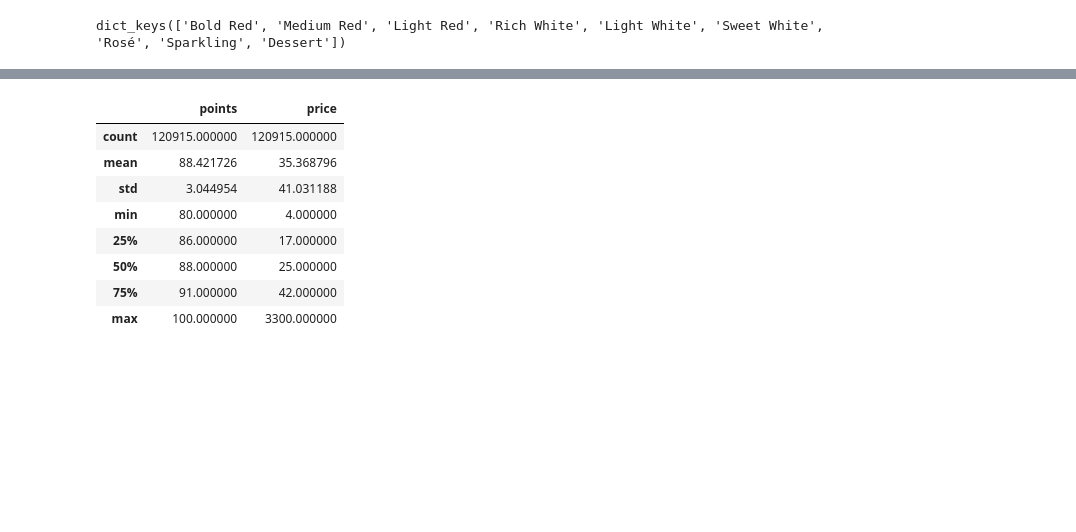
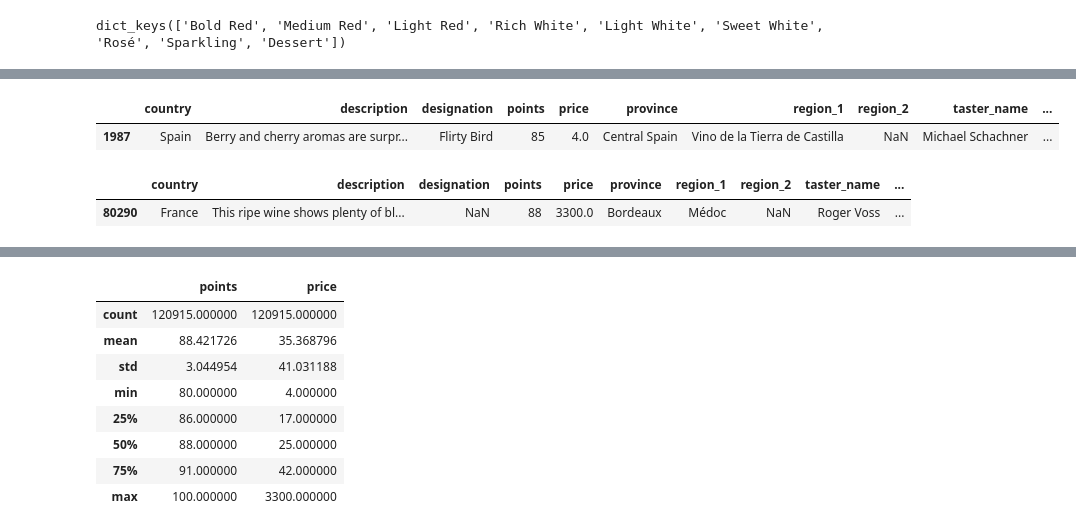
Before and after one commit to renatonico/Pygeons, a Jupyter notebook: notebooks/matt.ipynb, the cells around one changed output, grey strips where cells are left out. Drawn from its saved outputs; the diff is of its cells as text; code cells hidden in the pictures; blank space fills up the shorter version.

```diff
--- a/notebooks/matt.ipynb
+++ b/notebooks/matt.ipynb
@@ -126,0 +136,23 @@ df_price
+# %%
+#This is for my personal analysis to determine what is the cheapest wine
+min_wine = df_2.groupby("variety")
+min_wine.head()
+min(min_wine["price"].apply(lambda x : x.min()))
+
+
+cheapest_wine = df_2[df_2.price==min(min_wine["price"].apply(lambda x : x.min()))]
+cheapest_wine.head(1)
+# %% [output]
+|  | country | description | designation | points | price | province | region_1 | region_2 | taster_name | ... |
+| 1987 | Spain | Berry and cherry aromas are surpr... | Flirty Bird | 85 | 4.0 | Central Spain | Vino de la Tierra de Castilla | NaN | Michael Schachner | ... |
+# %%
+#This is for my personal analysis to determine what is the most expensive wine
+test_1= df_2.groupby("variety")
+test_1.head()
+max(test_1["price"].apply(lambda x : x.max()))
+
+most_expensive_wine = df_2[df_2.price==max(test_1["price"].apply(lambda x : x.max()))]
+most_expensive_wine.head()
+# %% [output]
+|  | country | description | designation | points | price | province | region_1 | region_2 | taster_name | ... |
+| 80290 | France | This ripe wine shows plenty of bl... | NaN | 88 | 3300.0 | Bordeaux | Médoc | NaN | Roger Voss | ... |
```
Also changed, not shown: parts of 50 cells of this notebook.
